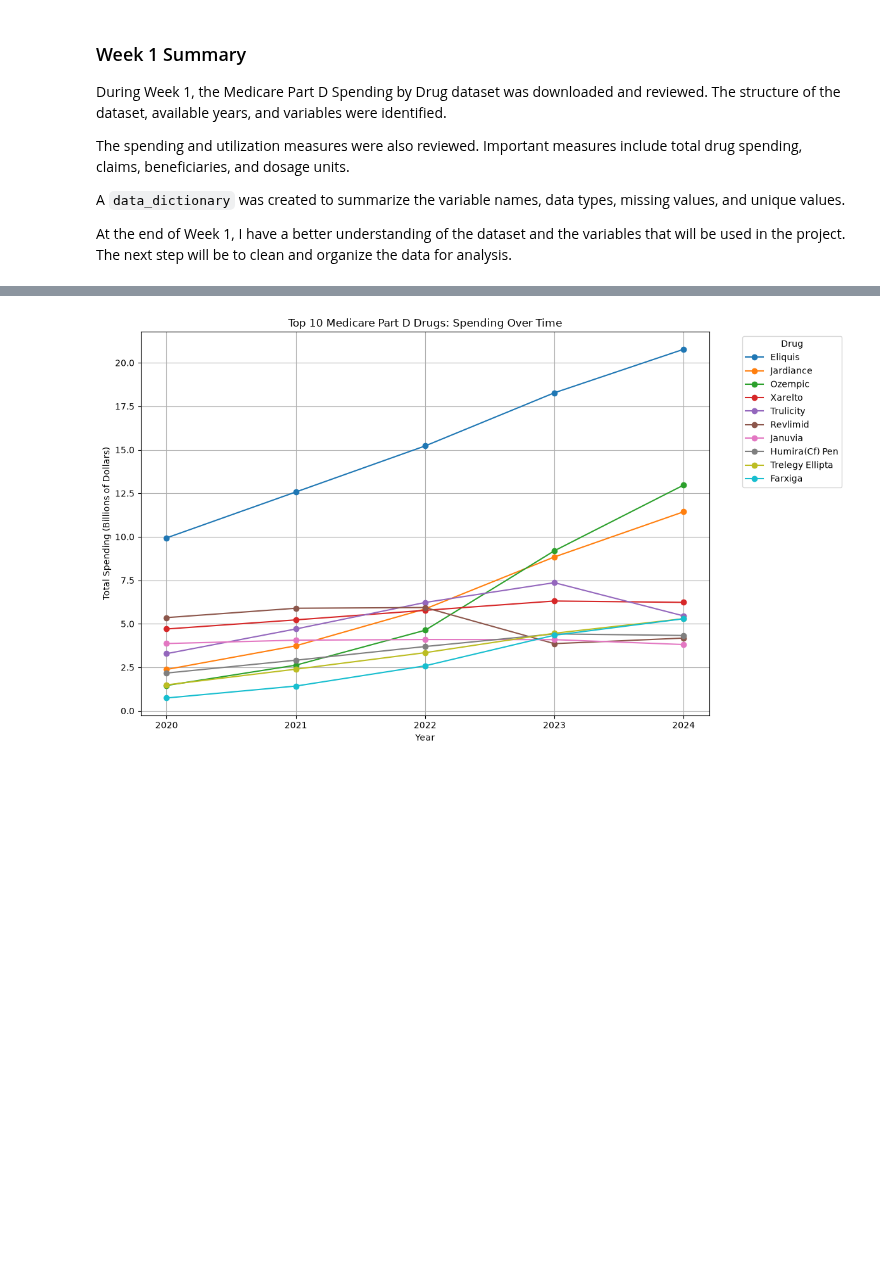
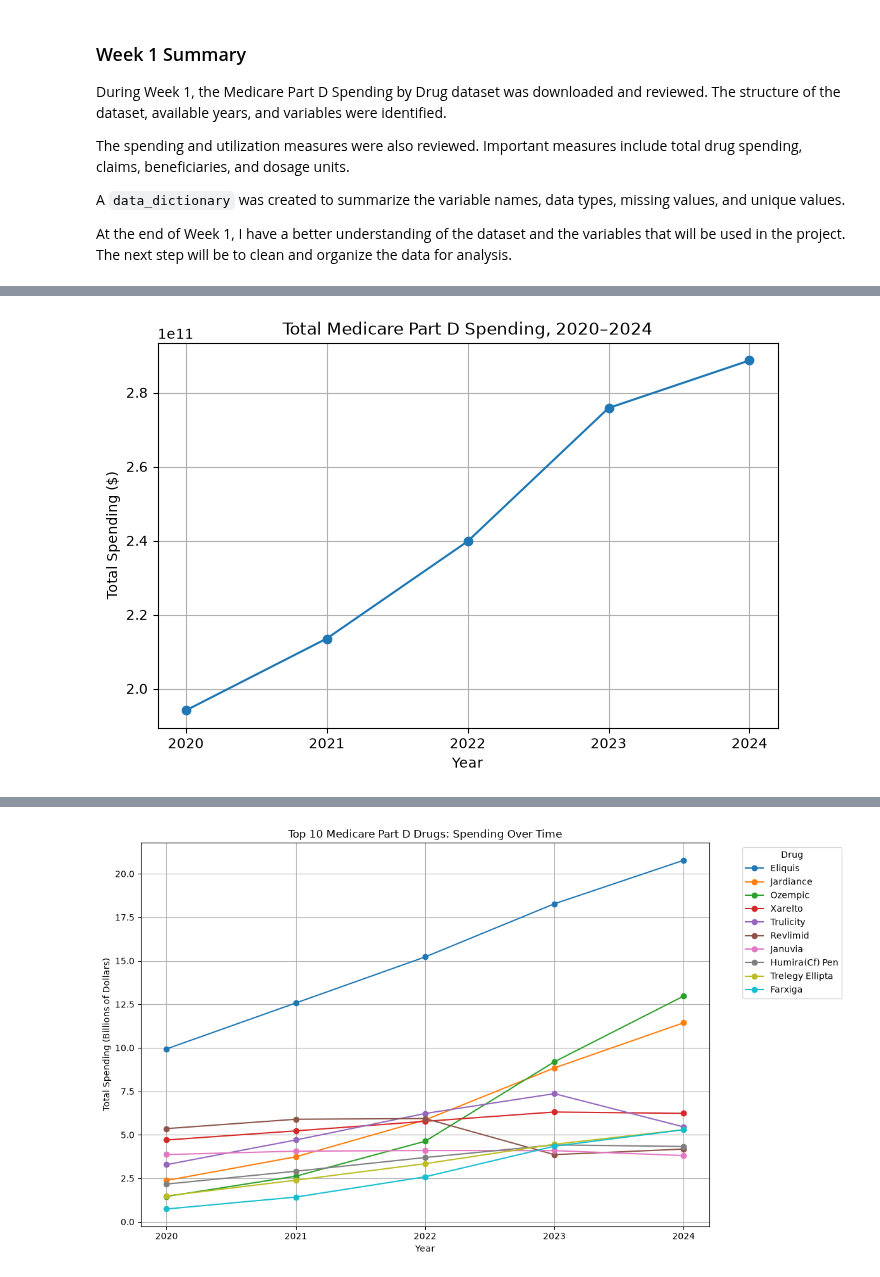
Before and after one commit to adrianakopf/DataScienceIU_INFO-I-492, a Jupyter notebook: MedicarePartD.ipynb, the cells around one changed output, grey strips where cells are left out. Cells and saved outputs as stored; diff of their text form; code cells hidden in the pictures; blank space fills up the shorter version.

```diff
--- a/MedicarePartD.ipynb
+++ b/MedicarePartD.ipynb
@@ -894,0 +734,16 @@ A line chart is used to compare how spending for these drugs changed over time.
+# %%
+years = [2020, 2021, 2022, 2023, 2024]
+# %%
+# Calculate total spending by year
+
+total_spending = [
+    drug_data[f"Tot_Spndng_{year}"].sum()
+    for year in years
+]
+
+spending_by_year = pd.DataFrame({
+    "Year": years,
+    "Total_Spending": total_spending
+})
+
+spending_by_year
@@ -894,0 +757,20 @@ A line chart is used to compare how spending for these drugs changed over time.
+# %%
+# Plot total spending by year
+import matplotlib.pyplot as plt
+plt.figure(figsize=(8, 5))
+
+plt.plot(
+    spending_by_year["Year"],
+    spending_by_year["Total_Spending"],
+    marker="o"
+)
+
+plt.title("Total Medicare Part D Spending, 2020–2024")
+plt.xlabel("Year")
+plt.ylabel("Total Spending ($)")
+plt.xticks(years)
+plt.grid(True)
+
+plt.show()
+# %% [output]
+[figure, added]
```
Also changed, not shown: parts of 162 cells of this notebook.
